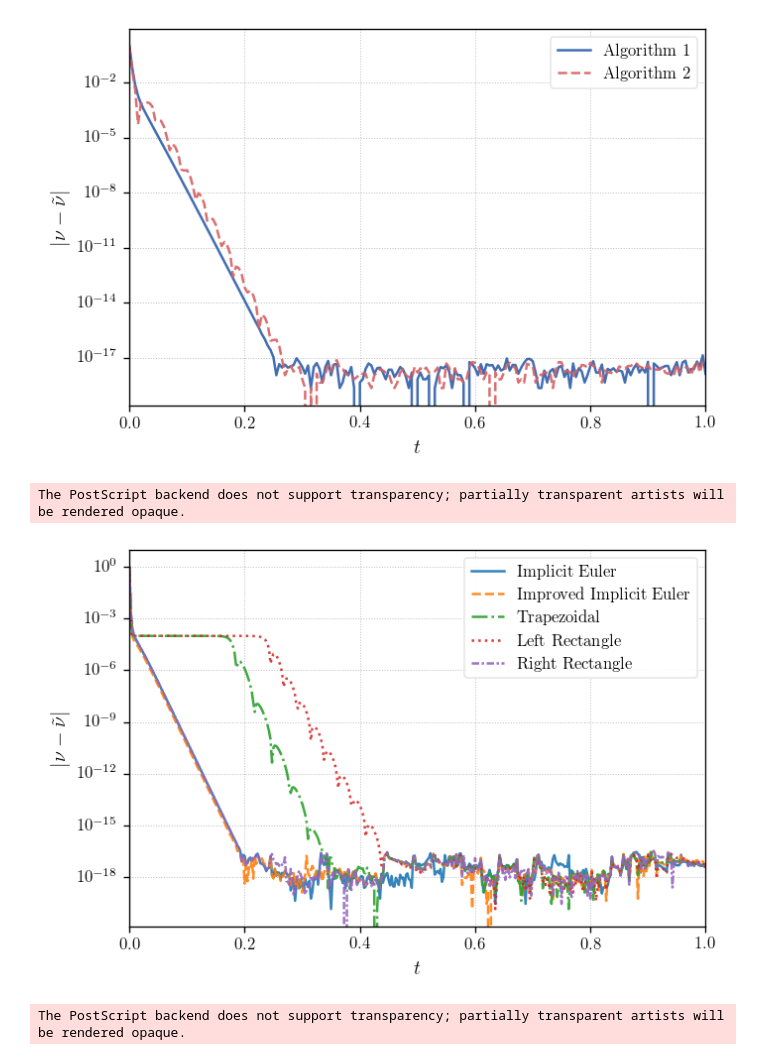
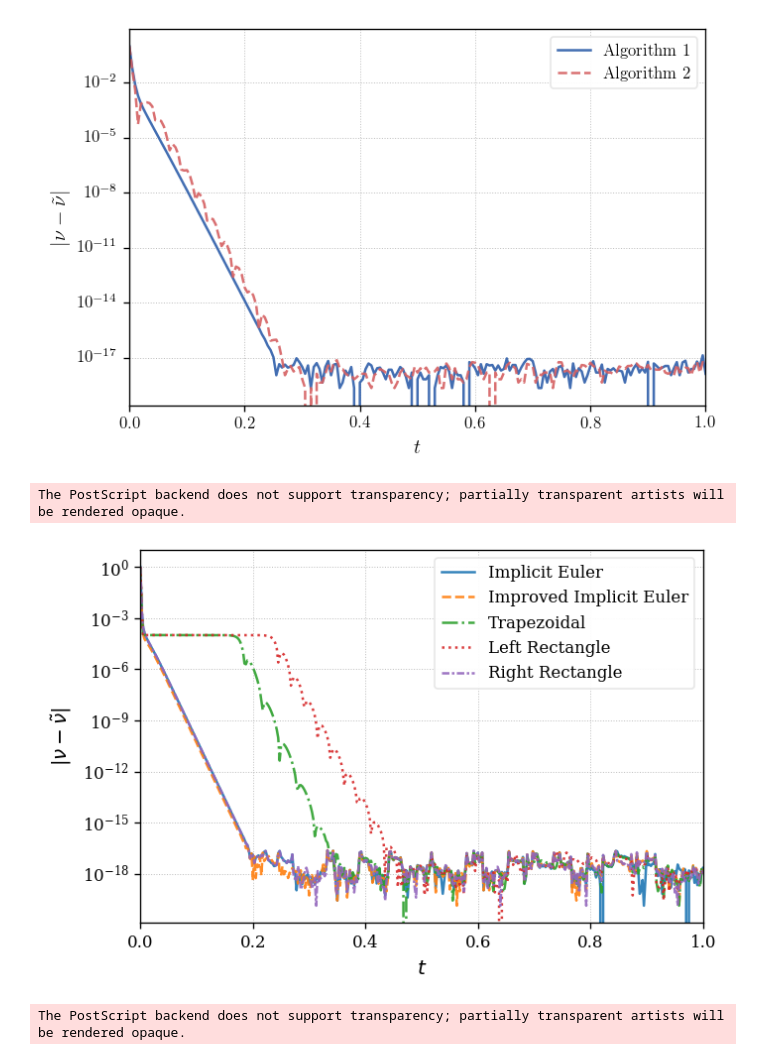
Before and after one commit to BKMagiv/My-FEniCSx-code, a Jupyter notebook: RePare.ipynb, the cells around one changed output. Saved outputs shown, nothing was run; the diff lists cells and outputs as text; code cells hidden in the pictures.

```diff
--- a/RePare.ipynb
+++ b/RePare.ipynb
@@ -619,8 +619,8 @@ if domain.comm.rank == 0:
     # Set Latex font with better parameters
     # plt.rc("text"  , usetex    = True)
     # plt.rc("font"  , family    = "serif", size = 12)
-    plt.rc("text"  , usetex    = False)
-    plt.rc("font"  , family    = "Arial", size = 12)
+    # plt.rc("text"  , usetex    = False)
+    # plt.rc("font"  , family    = "Arial", size = 12)
     plt.rc("axes"  , titlesize = 12)        # fontsize of the axes title
     plt.rc("axes"  , labelsize = 12)        # fontsize of the x and y labels
     plt.rc("xtick" , labelsize = 10)        # fontsize of the tick labels
@@ -647,34 +647,34 @@ if domain.comm.rank == 0:
         r"Left Rectangle",
         r"Right Rectangle"
     ]
     # Plot all five algorithms
     for l in range(L):
         ax.plot(t, Error[:, l], color = colors[l], linestyle = linestyles[l],
                 linewidth = 1.5, alpha = 0.9, label = labels[l])
 
     # Set scales and labels
     ax.set_yscale("log")
     ax.set_xlim(0, 1)
     ax.set_xlabel(r"$t$", labelpad = 5)
     ax.set_ylabel(r"$|\nu - \tilde{\nu}|$", labelpad = 5)
 
     # Improved legend
     ax.legend(loc = "best", frameon = True, framealpha = 0.95,
               edgecolor = "0.9", facecolor = "white")
 
     # Grid and layout improvements
     ax.grid(True, which = "both", linestyle = ":", linewidth = 0.6, alpha = 0.5, color = "gray")
     ax.set_axisbelow(True)              # grid behind plot elements
 
     # Adjust layout and save/show
     fig.tight_layout(pad = 1.2)         # extra padding around plot
 
     # For saving
     plt.savefig("./image/Example1_Tol_time.eps", bbox_inches = "tight", dpi = 300)
     plt.savefig("./image/Example1_Tol_time.png", bbox_inches = "tight", dpi = 300)
 # %% [output]
 The PostScript backend does not support transparency; partially transparent artists will be rendered opaque.
-[figure, old version]
+[figure, new version]
 # %%
 # Example 1
 # 2D Allen-Cahn equation
```
Also changed, not shown: 2 other files.
